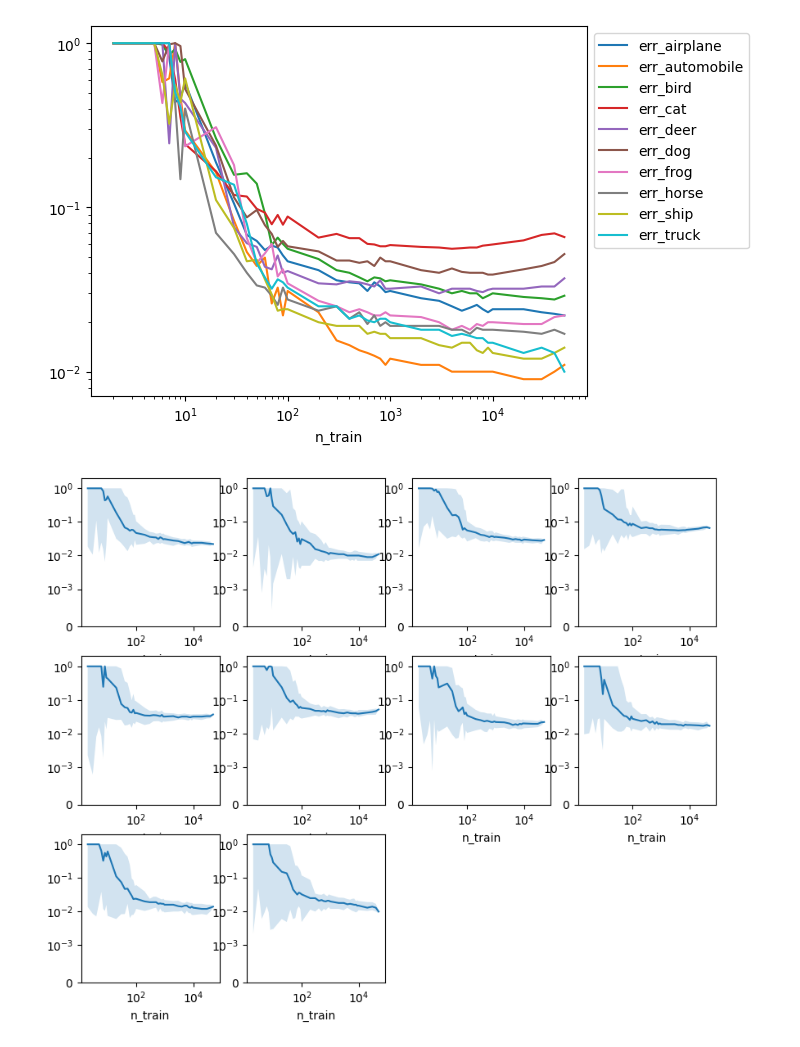
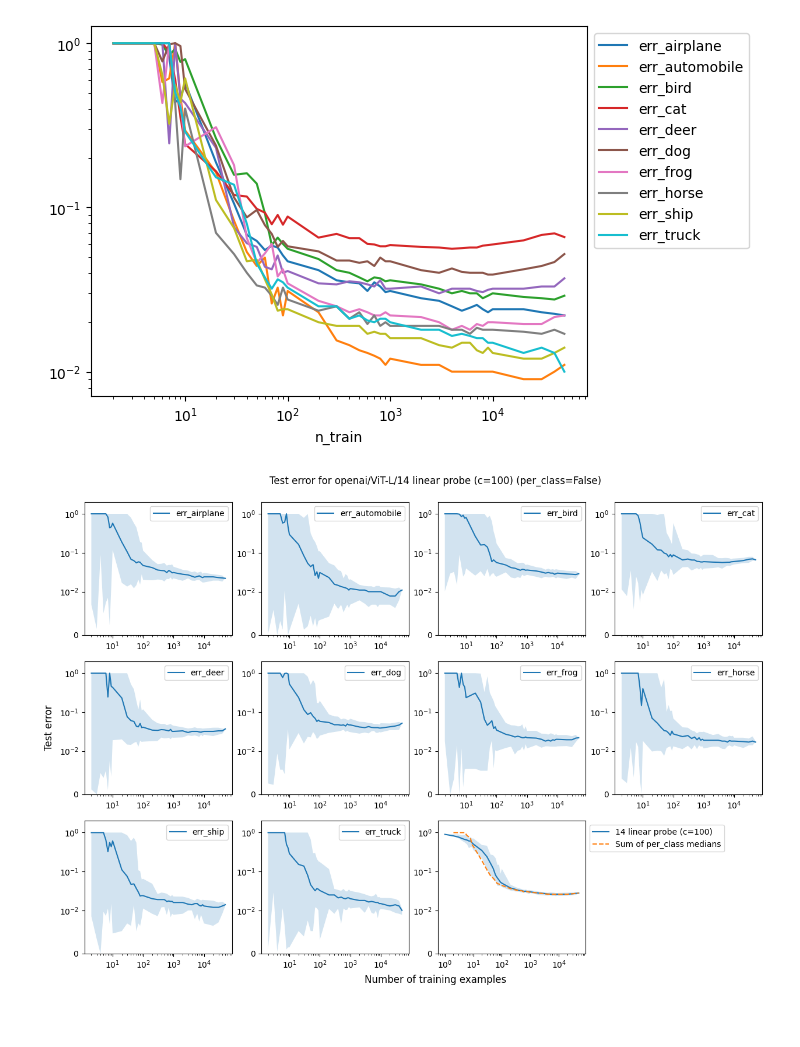
Before and after one commit to ed1d1a8d/scaling, a Jupyter notebook: notebooks/scaling-compare/cifar10.ipynb, the cells around one changed output. Cells and saved outputs as stored; diff of their text form; code cells hidden in the pictures; blank space fills up the shorter version.

```diff
--- a/notebooks/scaling-compare/cifar10.ipynb
+++ b/notebooks/scaling-compare/cifar10.ipynb
@@ -758,7 +763,7 @@ for i in range(10):
         query=f"embedder_id == '{embedder_id}' & probe == 'linear' & per_class == False",
         target=f"err_{i}",
         label=f"err_{dataset_cfg.class_names[i]}",
-        ci=0
+        ci=0,
     )
 
 plt.xscale("log")
@@ -771,23 +776,60 @@ plt.legend(
 );
 # %% [output]
 [figure]
-# %%
-plt.figure(figsize=(10, 8))
-
-# "openai/ViT-L/14"
-# "hf/laion/CLIP-ViT-H-14-laion2B-s32B-b79K"
-# "hf/microsoft/beit-large-patch16-224"
-embedder_id = "openai/ViT-L/14"
-for i in range(10):
-    plt.subplot(3, 4, i + 1)
-    plot_wandb_df(
-        df,
-        query=f"embedder_id == '{embedder_id}' & probe == 'linear' & per_class == False",
-        target=f"err_{i}",
-        ci=0.9
-    )
-    plt.xscale("log")
-    plt.yscale("symlog", linthresh=1e-3)
-    plt.ylim(0, 2)
-# %% [output]
-[figure, removed]
+# %%
+fig = plt.figure(figsize=(14, 9))
+df["n_train10"] = df.n_train * 10
+
+gbs = []
+# "openai/ViT-L/14"
+# "hf/laion/CLIP-ViT-H-14-laion2B-s32B-b79K"
+# "hf/microsoft/beit-large-patch16-224"
+per_class = False
+embedder_id = "openai/ViT-L/14"
+for i in range(10):
+    plt.subplot(3, 4, i + 1)
+
+    gb = plot_wandb_df(
+        df,
+        query=f"embedder_id == '{embedder_id}' & probe == 'linear' & per_class == {per_class}",
+        target=f"err_{i}",
+        label=f"err_{dataset_cfg.class_names[i]}",
+        gb_target="n_train10" if per_class else "n_train",
+        ci=0.95,
+    )["gb"]
+    gbs.append(gb)
+
+    plt.xlabel(None)  #  type: ignore # Remove x-axis label
+    plt.ylabel(None)  #  type: ignore # Remove y-axis label
+    plt.xscale("log")
+    plt.yscale("symlog", linthresh=1e-2)
+    plt.ylim(0, 2)
+    # Legend in bottom left
+    plt.legend(loc="upper right")
+
+plt.subplot(3, 4, 11)
+plot_wandb_df(
+    df,
+    query=f"embedder_id == '{embedder_id}' & probe == 'linear' & per_class == {per_class}",
+    label=f"{embedder_id.split('/')[-1]} linear probe (c=100)",
+    gb_target="n_train10" if per_class else "n_train"
+)
+plt.plot(
+    gbs[0].n_train.median(),
+    sum(gb[f"err_{i}"].median() for i, gb in enumerate(gbs)) / 10,
+    label="Sum of per_class medians",
+    linestyle="--",
+)
+plt.xlabel(None)  #  type: ignore # Remove x-axis label
+plt.ylabel(None)  #  type: ignore # Remove y-axis label
+plt.xscale("log")
+plt.yscale("symlog", linthresh=1e-2)
+plt.ylim(0, 2)
+plt.legend(loc="upper left", bbox_to_anchor=(1, 1))
+
+plt.suptitle(f"Test error for {embedder_id} linear probe (c=100) ({per_class=})")
+plt.subplots_adjust(top=0.93, left=0.07, bottom=0.07)  # Reduce suptitle space
+fig.supxlabel("Number of training examples")
+fig.supylabel("Test error");
+# %% [output]
+[figure, added]
```
Also changed, not shown: parts of 12 cells of this notebook, 4 other files.
